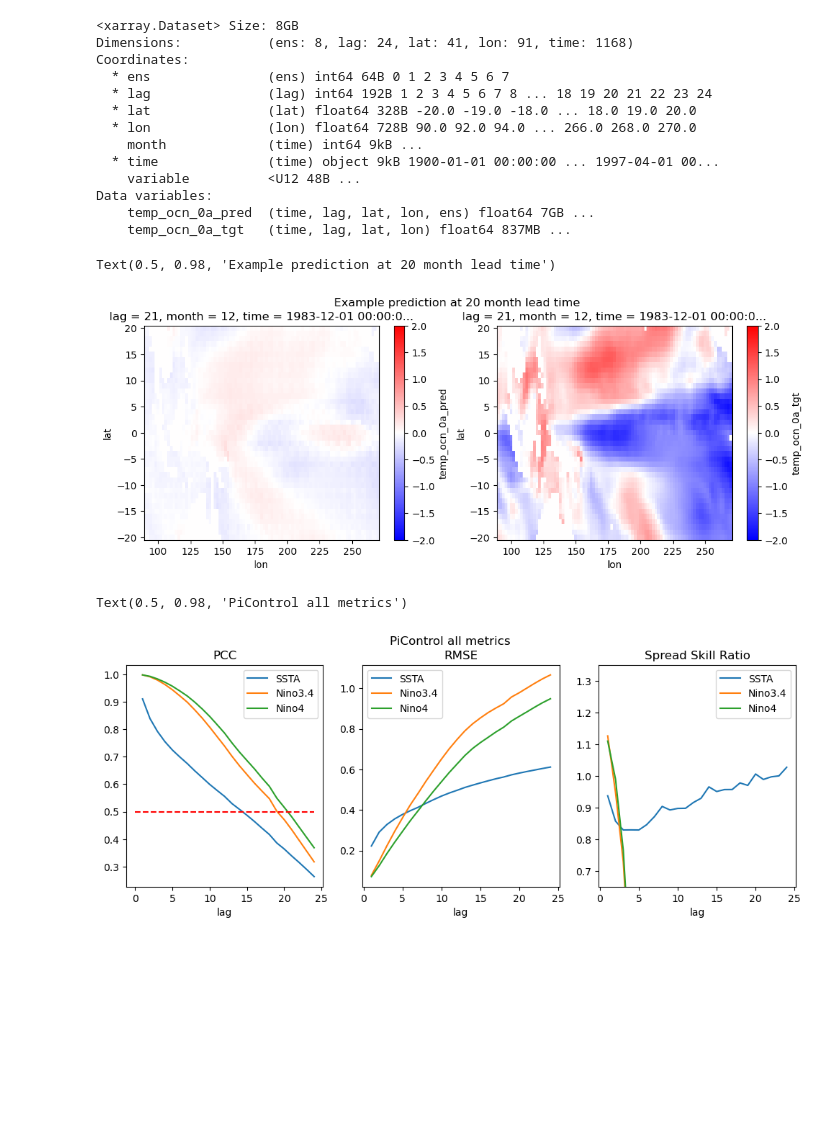
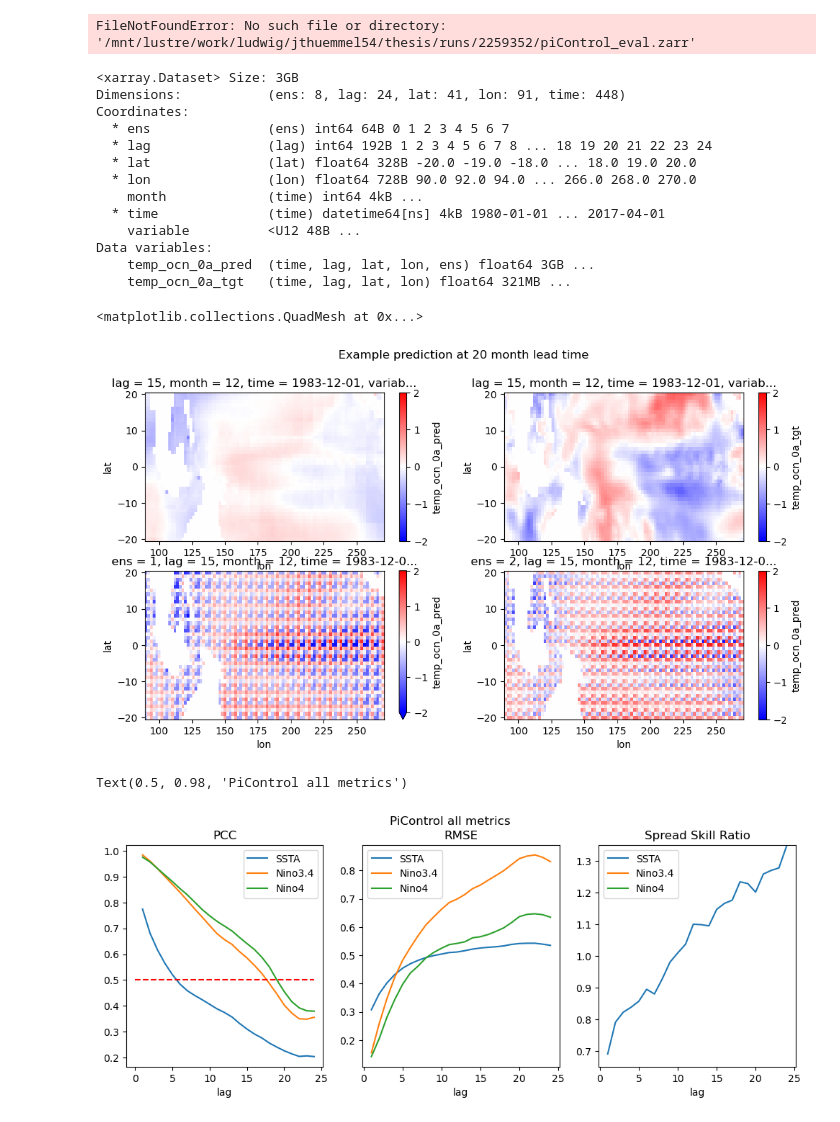
Before and after one commit to jthuemmel/thesis, a Jupyter notebook: eval.ipynb, the cells around one changed output. Cells and saved outputs as stored; diff of their text form; code cells hidden in the pictures; blank space fills up the shorter version.

```diff
--- a/eval.ipynb
+++ b/eval.ipynb
@@ -20,33 +20,40 @@ from dataclasses import replace
 
 import torch_harmonics
 # %%
-ds = xr.open_zarr("./runs/2288204/piControl_eval.zarr")
+ds = xr.open_zarr("./runs/2259352/piControl_eval.zarr")
+# %% [output]
+FileNotFoundError: No such file or directory: '/mnt/lustre/work/ludwig/jthuemmel54/thesis/runs/2259352/piControl_eval.zarr'
 # %%
 ds
 # %% [output]
-<xarray.Dataset> Size: 8GB
-Dimensions:           (ens: 8, lag: 24, lat: 41, lon: 91, time: 1168)
+<xarray.Dataset> Size: 3GB
+Dimensions:           (ens: 8, lag: 24, lat: 41, lon: 91, time: 448)
 Coordinates:
   * ens               (ens) int64 64B 0 1 2 3 4 5 6 7
   * lag               (lag) int64 192B 1 2 3 4 5 6 7 8 ... 18 19 20 21 22 23 24
   * lat               (lat) float64 328B -20.0 -19.0 -18.0 ... 18.0 19.0 20.0
   * lon               (lon) float64 728B 90.0 92.0 94.0 ... 266.0 268.0 270.0
-    month             (time) int64 9kB ...
-  * time              (time) object 9kB 1900-01-01 00:00:00 ... 1997-04-01 00...
+    month             (time) int64 4kB ...
+  * time              (time) datetime64[ns] 4kB 1980-01-01 ... 2017-04-01
     variable          <U12 48B ...
 Data variables:
-    temp_ocn_0a_pred  (time, lag, lat, lon, ens) float64 7GB ...
-    temp_ocn_0a_tgt   (time, lag, lat, lon) float64 837MB ...
+    temp_ocn_0a_pred  (time, lag, lat, lon, ens) float64 3GB ...
+    temp_ocn_0a_tgt   (time, lag, lat, lon) float64 321MB ...
 # %%
-plt.figure(figsize=(12,4))
-plt.subplot(121)
-ds['temp_ocn_0a_pred'].sel(time="1983-12-01", lag=21).mean("ens").plot(vmin=-2, vmax = 2, cmap= 'bwr')
-plt.subplot(122)
-ds['temp_ocn_0a_tgt'].sel(time="1983-12-01", lag=21).plot(vmin=-2, vmax = 2, cmap= 'bwr')
+plt.figure(figsize=(12,6))
+tau = 15
+plt.subplot(221)
+ds['temp_ocn_0a_pred'].sel(time="1983-12-01", lag=tau).mean("ens").plot(vmin=-2, vmax = 2, cmap= 'bwr')
+plt.subplot(222)
+ds['temp_ocn_0a_tgt'].sel(time="1983-12-01", lag=tau).plot(vmin=-2, vmax = 2, cmap= 'bwr')
 plt.suptitle("Example prediction at 20 month lead time")
+plt.subplot(223)
+ds['temp_ocn_0a_pred'].sel(time="1983-12-01", lag=tau, ens=1).plot(vmin=-2, vmax = 2, cmap= 'bwr')
+plt.subplot(224)
+ds['temp_ocn_0a_pred'].sel(time="1983-12-01", lag=tau, ens=2).plot(vmin=-2, vmax = 2, cmap= 'bwr')
 # %% [output]
-Text(0.5, 0.98, 'Example prediction at 20 month lead time')
+<matplotlib.collections.QuadMesh at 0x...>
-[figure, old version]
+[figure, new version]
 # %%
 import math
 
@@ -140,7 +147,7 @@ plt.title("Spread Skill Ratio")
 plt.suptitle('PiControl all metrics')
 # %% [output]
 Text(0.5, 0.98, 'PiControl all metrics')
-[figure, old version]
+[figure, new version]
 # %%
 geoformer_acc_nino4 = [0.994,0.963,0.931,0.9,0.87,0.843,0.816,0.789,0.768,0.748,0.732,0.718,0.703,0.677,0.652,0.624,0.592,0.557,0.512,0.455]
 geoformer_rmse_nino4 = [0.104,0.167,0.23,0.295,0.339,0.38,0.41,0.427,0.445,0.459,0.467,0.481,0.504,0.527,0.537,0.553,0.592,0.622,0.637,0.672]
```
Also changed, not shown: parts of 1 cell of this notebook, 2 other files.
